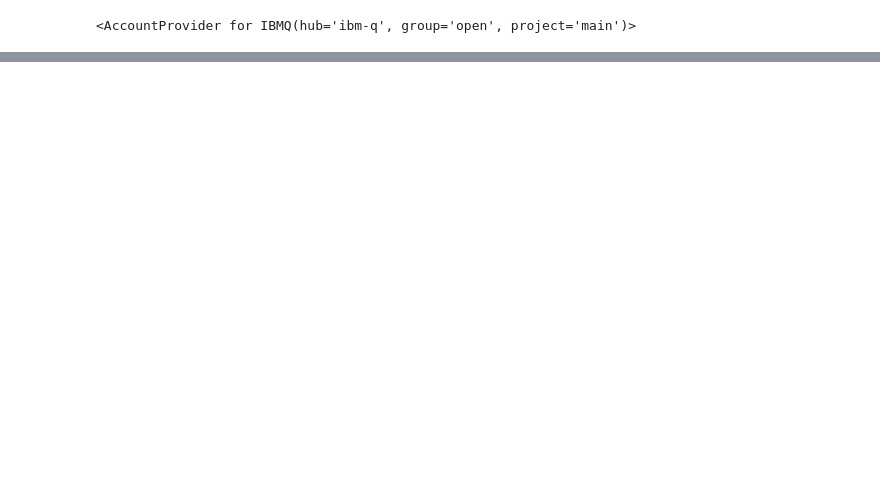
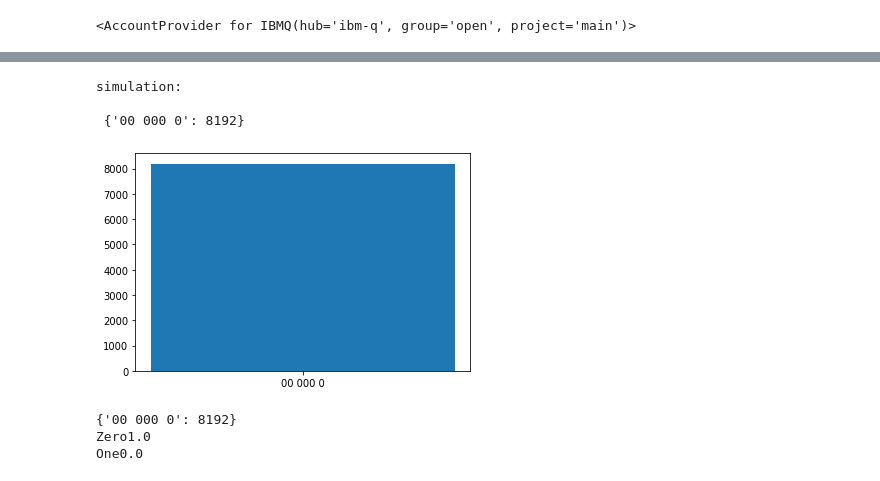
Before and after one commit to trasousa/QCHEQUE_exp_realization, a Jupyter notebook: qcheque.ipynb, the cells around one changed output, grey strips where cells are left out. Cells and saved outputs as stored; diff of their text form; code cells hidden in the pictures; blank space fills up the shorter version.

```diff
--- a/qcheque.ipynb
+++ b/qcheque.ipynb
@@ -87,0 +161,10 @@ qc.measure(qr[2],cr[2])
+# %%
+execute_locally(cheque)
+# %% [output]
+simulation:
+
+ {'00 000 0': 8192}
+[figure, added]
+{'00 000 0': 8192}
+Zero1.0
+One0.0
```
Also changed, not shown: parts of 18 cells of this notebook.
